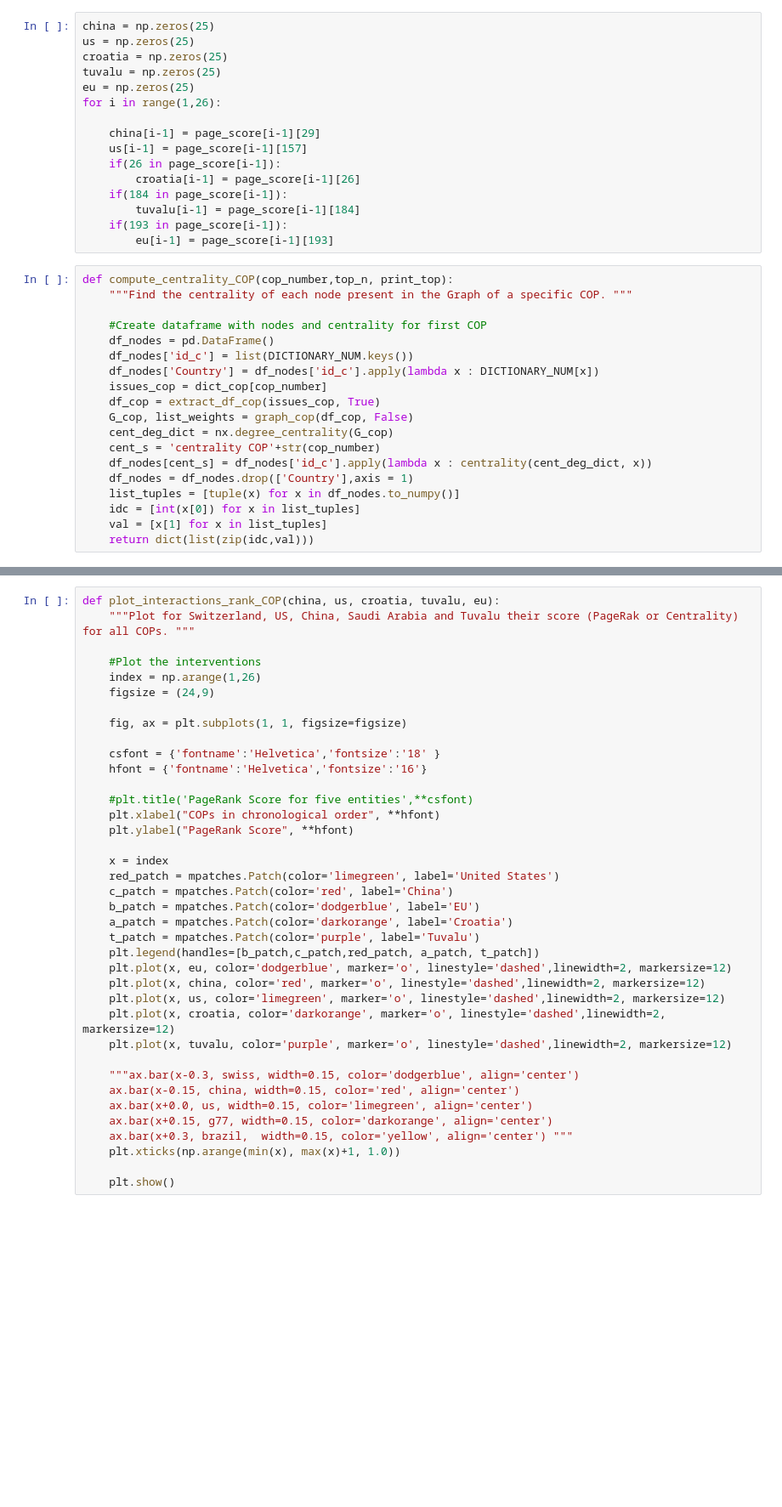
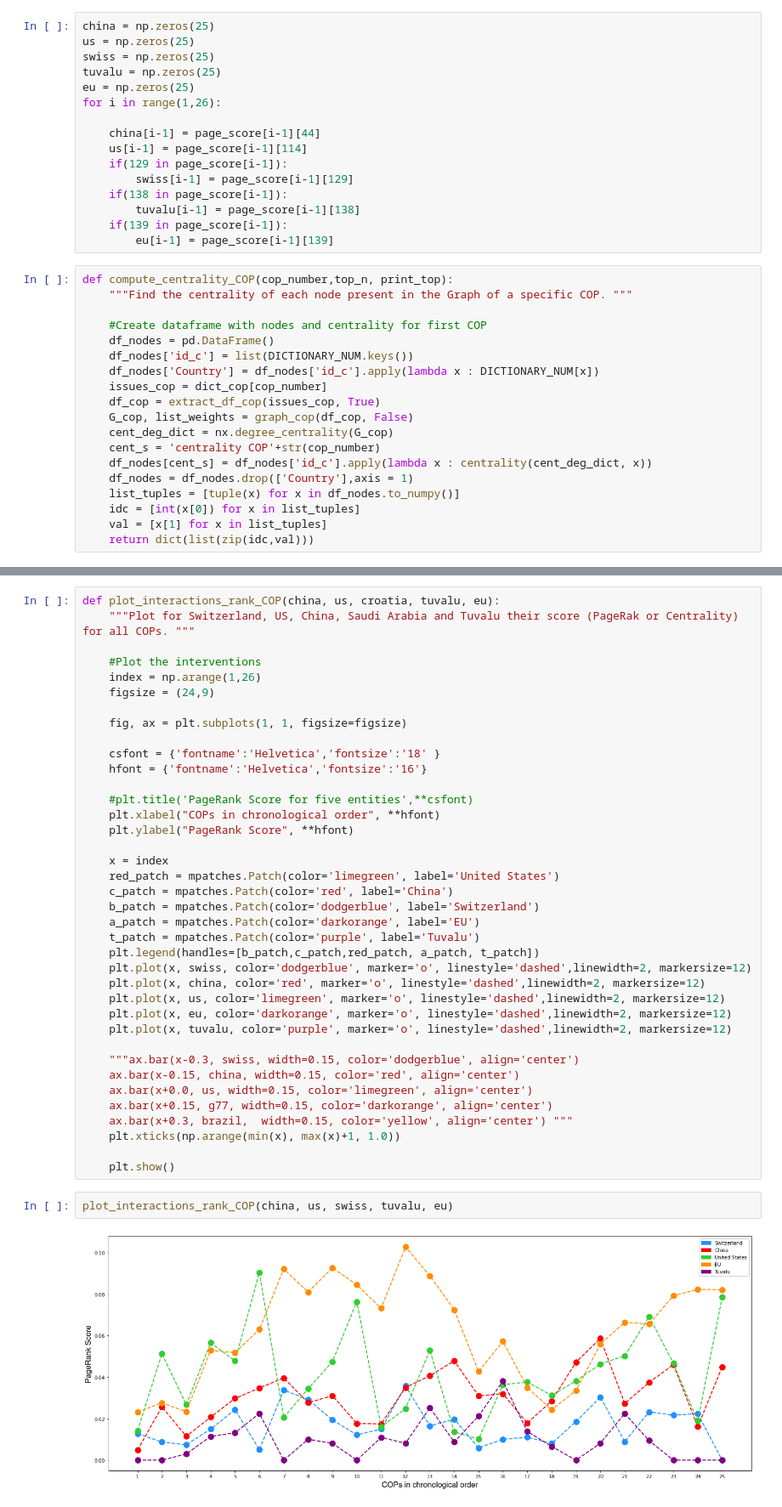
Before and after one commit to victorkristof/cop-mining-interactions, a Jupyter notebook: Code/i1_graph.ipynb, the cells around one changed output, grey strips where cells are left out. Shown: that part at 85% size. Drawn from its saved outputs; the diff is of its cells as text; blank space fills up the shorter version.

```diff
--- a/Code/i1_graph.ipynb
+++ b/Code/i1_graph.ipynb
@@ -248,19 +226,19 @@ np.mean([10, 0, 8, 12, 0, 0, 0, 9, 4, 4, 0, 0, 0, 0, 0, 6, 0, 0, 0, 2, 0, 0, 0,
 # %%
 china = np.zeros(25)
 us = np.zeros(25)
-croatia = np.zeros(25)
+swiss = np.zeros(25)
 tuvalu = np.zeros(25)
 eu = np.zeros(25)
 for i in range(1,26):
 
-    china[i-1] = page_score[i-1][29]
-    us[i-1] = page_score[i-1][157]
-    if(26 in page_score[i-1]):
-        croatia[i-1] = page_score[i-1][26]
-    if(184 in page_score[i-1]):
-        tuvalu[i-1] = page_score[i-1][184]
-    if(193 in page_score[i-1]):
-        eu[i-1] = page_score[i-1][193]
+    china[i-1] = page_score[i-1][44]
+    us[i-1] = page_score[i-1][114]
+    if(129 in page_score[i-1]):
+        swiss[i-1] = page_score[i-1][129]
+    if(138 in page_score[i-1]):
+        tuvalu[i-1] = page_score[i-1][138]
+    if(139 in page_score[i-1]):
+        eu[i-1] = page_score[i-1][139]
 # %%
 def compute_centrality_COP(cop_number,top_n, print_top):
     """Find the centrality of each node present in the Graph of a specific COP. """
@@ -308,14 +278,14 @@ def plot_interactions_rank_COP(china, us, croatia, tuvalu, eu):
     x = index
     red_patch = mpatches.Patch(color='limegreen', label='United States')
     c_patch = mpatches.Patch(color='red', label='China')
-    b_patch = mpatches.Patch(color='dodgerblue', label='EU')
-    a_patch = mpatches.Patch(color='darkorange', label='Croatia')
+    b_patch = mpatches.Patch(color='dodgerblue', label='Switzerland')
+    a_patch = mpatches.Patch(color='darkorange', label='EU')
     t_patch = mpatches.Patch(color='purple', label='Tuvalu')
     plt.legend(handles=[b_patch,c_patch,red_patch, a_patch, t_patch])
-    plt.plot(x, eu, color='dodgerblue', marker='o', linestyle='dashed',linewidth=2, markersize=12)
+    plt.plot(x, swiss, color='dodgerblue', marker='o', linestyle='dashed',linewidth=2, markersize=12)
     plt.plot(x, china, color='red', marker='o', linestyle='dashed',linewidth=2, markersize=12)
     plt.plot(x, us, color='limegreen', marker='o', linestyle='dashed',linewidth=2, markersize=12)
-    plt.plot(x, croatia, color='darkorange', marker='o', linestyle='dashed',linewidth=2, markersize=12)
+    plt.plot(x, eu, color='darkorange', marker='o', linestyle='dashed',linewidth=2, markersize=12)
     plt.plot(x, tuvalu, color='purple', marker='o', linestyle='dashed',linewidth=2, markersize=12)
 
     """ax.bar(x-0.3, swiss, width=0.15, color='dodgerblue', align='center')
@@ -326,6 +296,10 @@ def plot_interactions_rank_COP(china, us, croatia, tuvalu, eu):
     plt.xticks(np.arange(min(x), max(x)+1, 1.0))
 
     plt.show()
+# %%
+plot_interactions_rank_COP(china, us, swiss, tuvalu, eu)
+# %% [output]
+[figure, added]
 # %%
 def ego_graph(entity, df_cop):
     """Return the Ego graph during a specific COP of one entity. """
```
Also changed, not shown: parts of 18 cells of this notebook, 48 other files.
